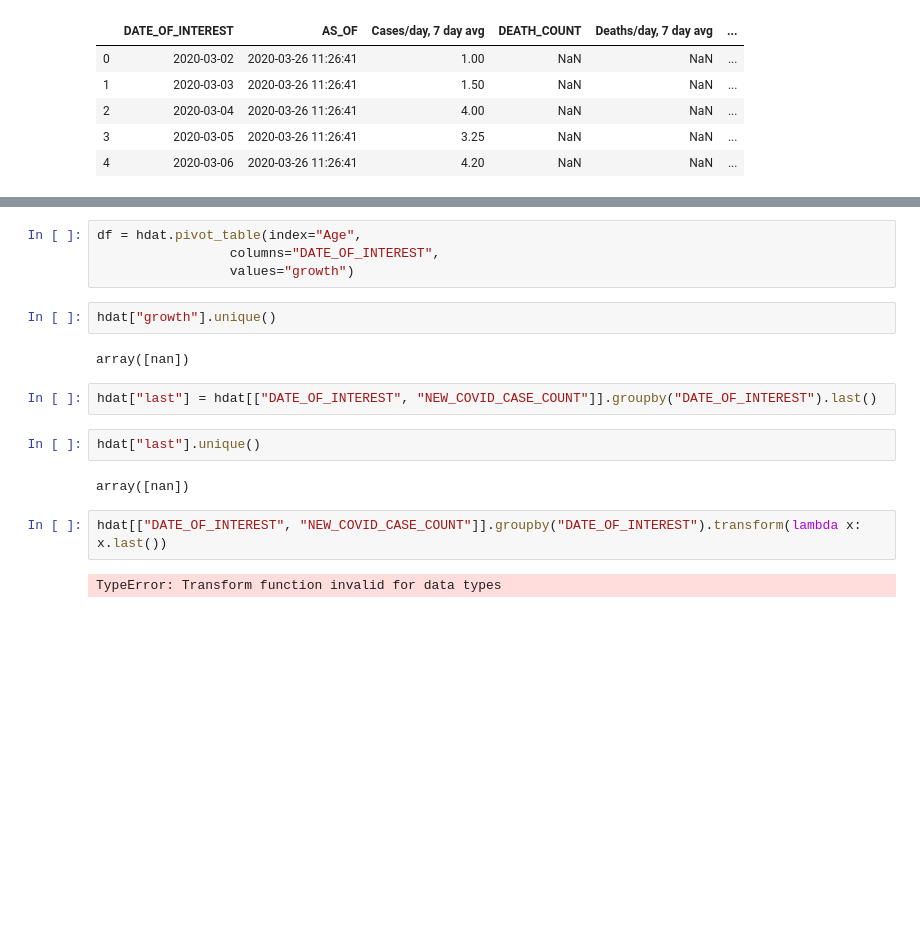
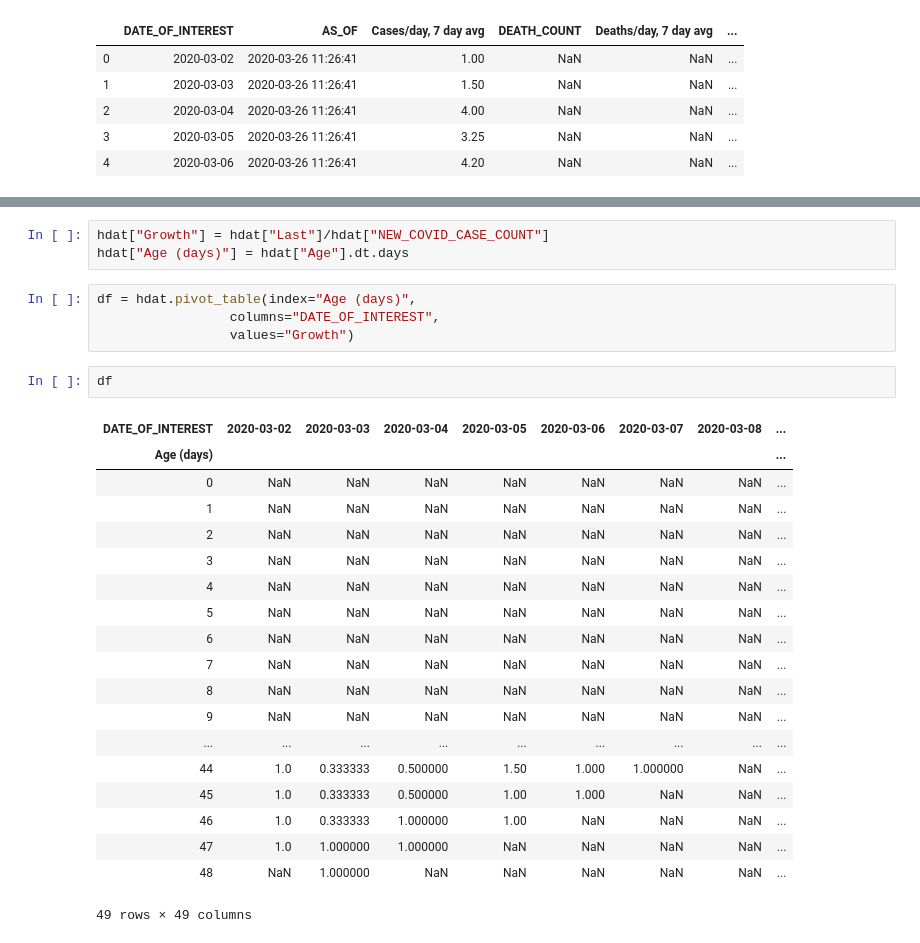
Before and after one commit to nychealth/coronavirus-data, a Jupyter notebook: Notebooks/Growth.ipynb, the cells around one changed output, grey strips where cells are left out. Drawn from its saved outputs; the diff is of its cells as text; blank space fills up the shorter version.

Commit message:
Updated for 4/20 data.

```diff
--- a/Notebooks/Growth.ipynb
+++ b/Notebooks/Growth.ipynb
@@ -85,18 +80,29 @@ growth = hdat["last"]/hdat["NEW_COVID_CASE_COUNT"]
+# %%
+hdat["Growth"] = hdat["Last"]/hdat["NEW_COVID_CASE_COUNT"]
+hdat["Age (days)"] = hdat["Age"].dt.days
 # %%
-df = hdat.pivot_table(index="Age",
+df = hdat.pivot_table(index="Age (days)",
                  columns="DATE_OF_INTEREST",
-                 values="growth")
+                 values="Growth")
-# %%
-hdat["growth"].unique()
-# %% [output]
-array([nan])
-# %%
-hdat["last"] = hdat[["DATE_OF_INTEREST", "NEW_COVID_CASE_COUNT"]].groupby("DATE_OF_INTEREST").last()
-# %%
-hdat["last"].unique()
-# %% [output]
-array([nan])
-# %%
-hdat[["DATE_OF_INTEREST", "NEW_COVID_CASE_COUNT"]].groupby("DATE_OF_INTEREST").transform(lambda x: x.last())
-# %% [output]
-TypeError: Transform function invalid for data types
+# %%
+df
+# %% [output]
+| DATE_OF_INTEREST | 2020-03-02 | 2020-03-03 | 2020-03-04 | 2020-03-05 | 2020-03-06 | 2020-03-07 | 2020-03-08 | ... |
+| Age (days) |  |  |  |  |  |  |  | ... |
+| 0 | NaN | NaN | NaN | NaN | NaN | NaN | NaN | ... |
+| 1 | NaN | NaN | NaN | NaN | NaN | NaN | NaN | ... |
+| 2 | NaN | NaN | NaN | NaN | NaN | NaN | NaN | ... |
+| 3 | NaN | NaN | NaN | NaN | NaN | NaN | NaN | ... |
+| 4 | NaN | NaN | NaN | NaN | NaN | NaN | NaN | ... |
+| 5 | NaN | NaN | NaN | NaN | NaN | NaN | NaN | ... |
+| 6 | NaN | NaN | NaN | NaN | NaN | NaN | NaN | ... |
+| 7 | NaN | NaN | NaN | NaN | NaN | NaN | NaN | ... |
+| 8 | NaN | NaN | NaN | NaN | NaN | NaN | NaN | ... |
+| 9 | NaN | NaN | NaN | NaN | NaN | NaN | NaN | ... |
+| ... | ... | ... | ... | ... | ... | ... | ... | ... |
+| 44 | 1.0 | 0.333333 | 0.500000 | 1.50 | 1.000 | 1.000000 | NaN | ... |
+| 45 | 1.0 | 0.333333 | 0.500000 | 1.00 | 1.000 | NaN | NaN | ... |
+| 46 | 1.0 | 0.333333 | 1.000000 | 1.00 | NaN | NaN | NaN | ... |
+| 47 | 1.0 | 1.000000 | 1.000000 | NaN | NaN | NaN | NaN | ... |
+| 48 | NaN | 1.000000 | NaN | NaN | NaN | NaN | NaN | ... |
+49 rows × 49 columns
```
Also changed, not shown: parts of 6 cells of this notebook, 3 other files.
